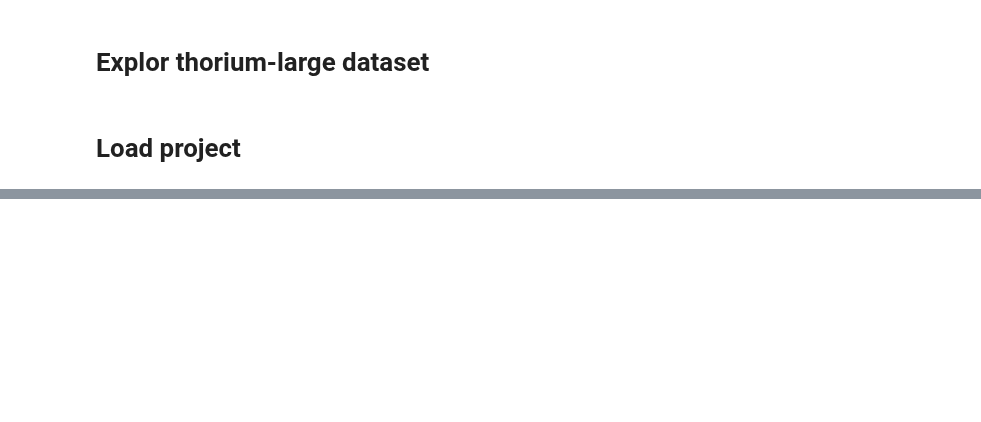
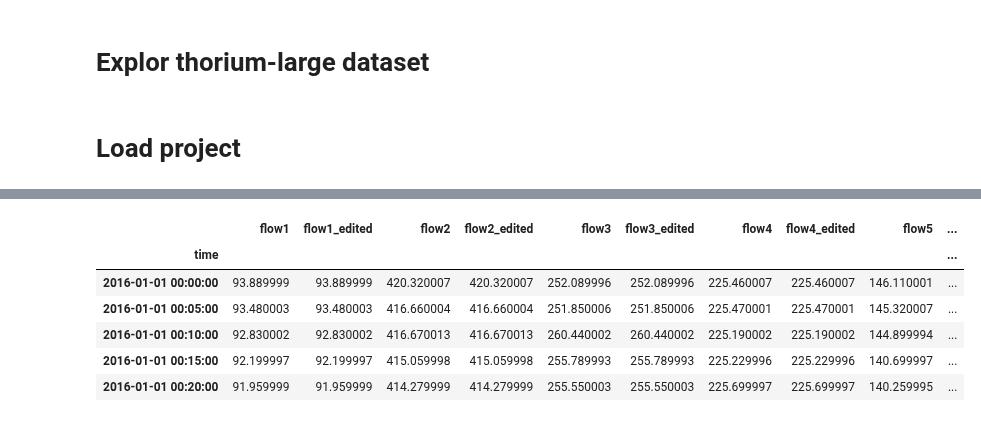
Before and after one commit to carldata/argo, a Jupyter notebook: notebooks/thorium-large/eda.ipynb, the cells around one changed output, grey strips where cells are left out. Drawn from its saved outputs; the diff is of its cells as text; code cells hidden in the pictures; blank space fills up the shorter version.

```diff
--- a/notebooks/thorium-large/eda.ipynb
+++ b/notebooks/thorium-large/eda.ipynb
@@ -93 +94,26 @@ plt.show()
 [figure]
+# %%
+df = pd.concat(
+    [flow1_raw,
+     flow1_edited,
+     flow2_raw,
+     flow2_edited,
+     flow3_raw,
+     flow3_edited,
+     flow4_raw,
+     flow4_edited,
+     flow5_raw,
+     flow5_edited,
+     rainfall
+    ],
+    axis=1)
+data_frame = df['2016-01-01':]
+data_frame.head()
+# %% [output]
+|  | flow1 | flow1_edited | flow2 | flow2_edited | flow3 | flow3_edited | flow4 | flow4_edited | flow5 | ... |
+| time |  |  |  |  |  |  |  |  |  | ... |
+| 2016-01-01 00:00:00 | 93.889999 | 93.889999 | 420.320007 | 420.320007 | 252.089996 | 252.089996 | 225.460007 | 225.460007 | 146.110001 | ... |
+| 2016-01-01 00:05:00 | 93.480003 | 93.480003 | 416.660004 | 416.660004 | 251.850006 | 251.850006 | 225.470001 | 225.470001 | 145.320007 | ... |
+| 2016-01-01 00:10:00 | 92.830002 | 92.830002 | 416.670013 | 416.670013 | 260.440002 | 260.440002 | 225.190002 | 225.190002 | 144.899994 | ... |
+| 2016-01-01 00:15:00 | 92.199997 | 92.199997 | 415.059998 | 415.059998 | 255.789993 | 255.789993 | 225.229996 | 225.229996 | 140.699997 | ... |
+| 2016-01-01 00:20:00 | 91.959999 | 91.959999 | 414.279999 | 414.279999 | 255.550003 | 255.550003 | 225.699997 | 225.699997 | 140.259995 | ... |
```
Also changed, not shown: parts of 2 cells of this notebook, 1 other file.
